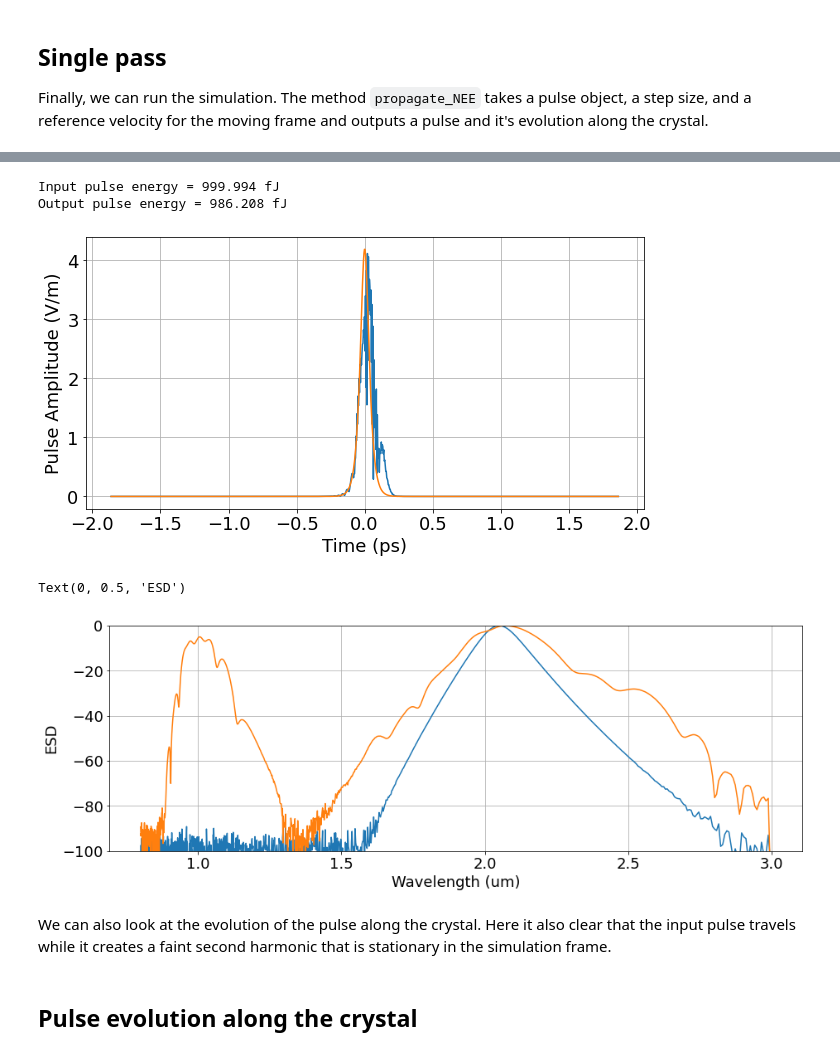
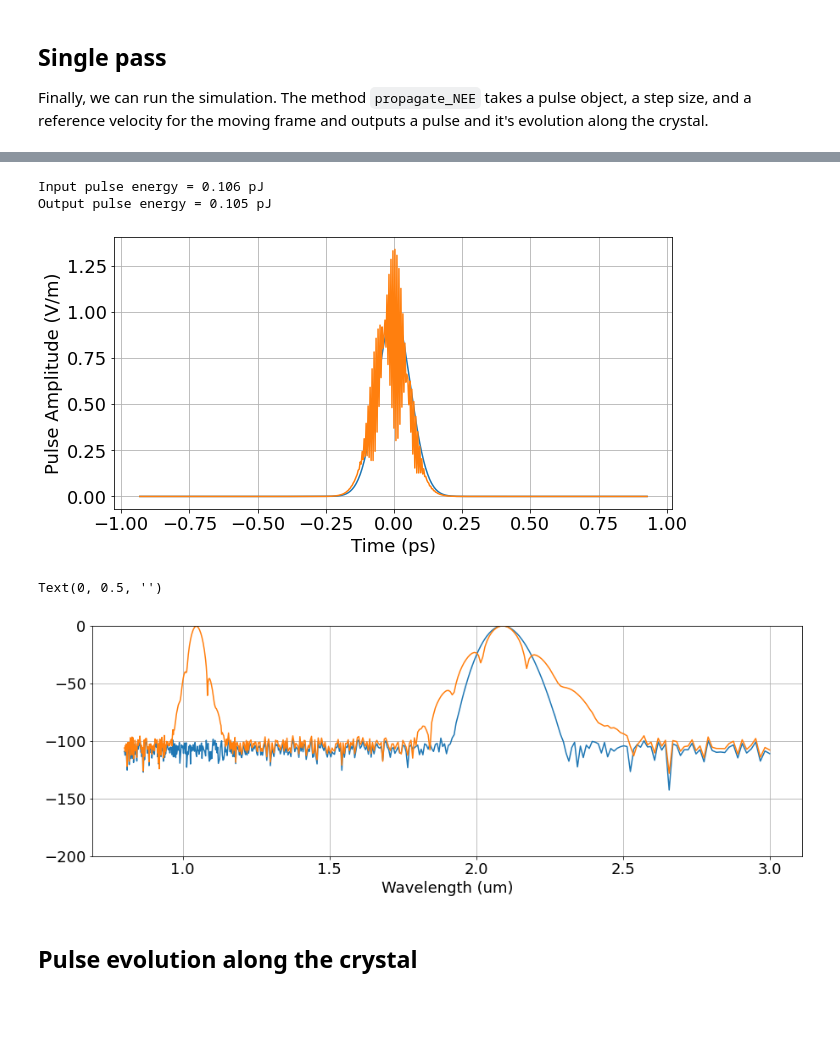
Before and after one commit to ledezmaluism/snow, a Jupyter notebook: Examples/Example_Waveguide_SHG.ipynb, the cells around one changed output, grey strips where cells are left out. Cells and saved outputs as stored; diff of their text form; code cells hidden in the pictures; blank space fills up the shorter version.

````diff
--- a/Examples/Example_Waveguide_SHG.ipynb
+++ b/Examples/Example_Waveguide_SHG.ipynb
@@ -239,19 +231,18 @@ Poling period 5.214 um
 Here I introduce a class named ```pulse```, the goal is to pack everything relevant to the pulse into a single object, just like we did with ```nonlinear_element```. I also have a bunch of convenience methods associated with ```pulse``` for things like plotting, calculating FWHM, energy, etc.
 # %%
 #Pulse width:
-tau = 50*fs
-# tau = 1*ps
+tau = 100*fs
 
-#Peak value:
-Energy = 1000*fJ
+#Peak power:
+Ppeak = 1
 
-#Noise floor
+#Pulse creation
 N_dB = 100
+pump = pulses.gaussian_pulse(t, tau, Ppeak=Ppeak, f_ref=f_ref, f0=f0_ff, Npwr_dB=N_dB)
+# pump = pulses.sech_pulse(t, tau, Ppeak=Ppeak, f_ref=f_ref, f0=f0_ff, Npwr_dB=-N_dB)
 
-input_pulse = pulses.sech_pulse(t, FWHM=tau, Energy=Energy, f_ref=f_ref, f0=f0_ff, Npwr_dB=N_dB)
-
-print('Pulse Energy = %0.1f fJ' %(input_pulse.energy_td()/fJ))
-print('Peak Power = %0.1f mW' %(np.amax( abs(input_pulse.a)**2 )/mW ))
+print('Pulse Energy = %0.3f pJ' %(pump.energy_td()/pJ))
+print('Peak Power = %0.3f W' %( np.amax(np.abs(pump.a)**2) ))
 
 plt.rcParams['figure.figsize'] = [18, 10]
 fig = plt.figure()
@@ -260,8 +251,8 @@ ax2 = fig.add_subplot(222)
 ax3 = fig.add_subplot(223)
 ax4 = fig.add_subplot(224)
 
-ax1 = input_pulse.plot_mag(ax=ax1, t_unit='ps'); ax1.set_ylabel('Pulse Amplitude (V/m)')
-ax2 = input_pulse.plot_ESD_dB(ax=ax2, label='ESD (dB/Hz$^2$)', f_unit = 'THz')
-ax3 = input_pulse.plot_ESD_dB_absfreq(ax=ax3, label='ESD (dB/Hz$^2$)', f_unit = 'THz')
-ax4 = input_pulse.plot_ESD_dB_vs_wavelength(ax=ax4, label='ESD (dB/Hz$^2$)', wl_unit='um');
+ax1 = pump.plot_mag(ax=ax1, t_unit='ps'); ax1.set_ylabel('Pulse Amplitude (V/m)')
+ax2 = pump.plot_ESD_dB(ax=ax2, label='ESD (dB/Hz$^2$)', f_unit = 'THz')
+ax3 = pump.plot_ESD_dB_absfreq(ax=ax3, label='ESD (dB/Hz$^2$)', f_unit = 'THz')
+ax4 = pump.plot_ESD_dB_vs_wavelength(ax=ax4, label='ESD (dB/Hz$^2$)', wl_unit='um');
 # %% [output]
@@ -296,32 +279,29 @@ Total time = 11.6 s
 # %%
-print('Input pulse energy = %0.3f fJ' %(input_pulse.energy_td()/fJ))
-print('Output pulse energy = %0.3f fJ' %(out_pulse.energy_td()/fJ))
+print('Input pulse energy = %0.3f pJ' %(pump.energy_td()/pJ))
+print('Output pulse energy = %0.3f pJ' %(a_out.energy_td()/pJ))
 # %% [output]
-Input pulse energy = 999.994 fJ
-Output pulse energy = 986.208 fJ
+Input pulse energy = 0.106 pJ
+Output pulse energy = 0.105 pJ
 # %%
 plt.rcParams['figure.figsize'] = [10, 5]
-ax1 = out_pulse.plot_mag()
-ax1 = input_pulse.plot_mag(ax=ax1)
-# ax1.set_xlim(-2,0.5)
-# ax1.set_ylim(0,2e8)
+ax1 = pump.plot_mag()
+ax1 = a_out.plot_mag(ax=ax1)
 ax1.set_ylabel('Pulse Amplitude (V/m)')
 ax1.set_xlabel('Time (ps)');
 # %% [output]
-[figure, old version]
+[figure, new version]
 # %%
 plt.rcParams['figure.figsize'] = [15, 5]
 fig = plt.figure()
 ax1 = fig.add_subplot(111)
-input_pulse.plot_ESD_dB_vs_wavelength(ax=ax1)
-out_pulse.plot_ESD_dB_vs_wavelength(ax=ax1)
-ax1.set_ylim([-100,0])
-ax1.set_ylabel('ESD')
+pump.plot_ESD_dB_vs_wavelength(ax=ax1)
+a_out.plot_ESD_dB_vs_wavelength(ax=ax1)
+ax1.set_ylim([-80,0])
+ax1.set_ylim([-200,0])
+ax1.set_ylabel('')
 # %% [output]
-Text(0, 0.5, 'ESD')
+Text(0, 0.5, '')
-[figure, old version]
+[figure, new version]
-# %% [markdown]
-We can also look at the evolution of the pulse along the crystal. Here it also clear that the input pulse travels while it creates a faint second harmonic that is stationary in the simulation frame.
 # %% [markdown]
 ## Pulse evolution along the crystal
 # %%
````
Also changed, not shown: parts of 22 cells of this notebook.
